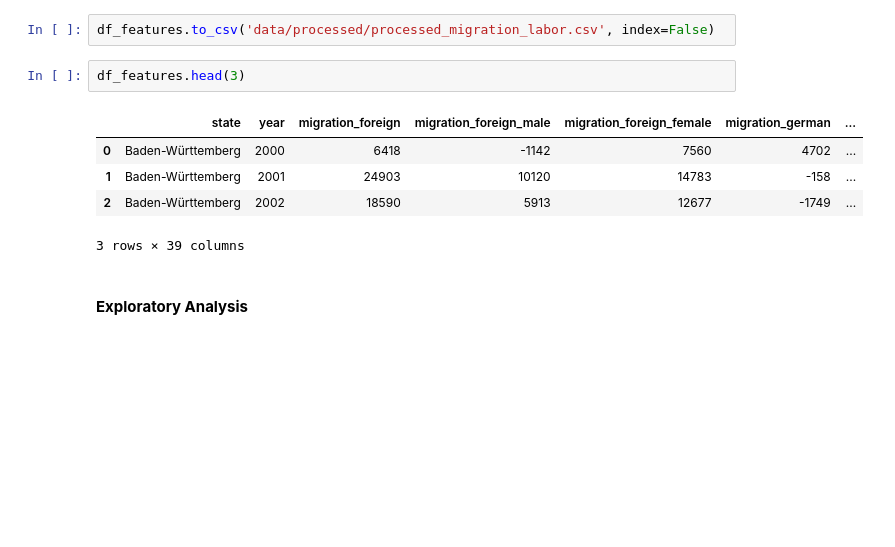
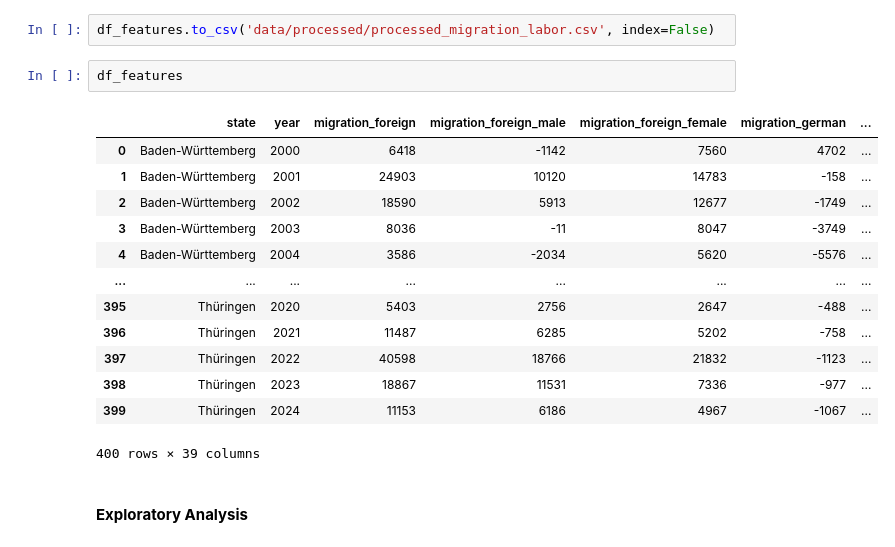
Before and after one commit to chiraagmishra/urban-technology-project, a Jupyter notebook: urbanTech.ipynb, the cells around one changed output. Drawn from its saved outputs; the diff is of its cells as text; blank space fills up the shorter version.

```diff
--- a/urbanTech.ipynb
+++ b/urbanTech.ipynb
@@ -346,13 +349,21 @@ Feature list:
 # %%
 df_features.to_csv('data/processed/processed_migration_labor.csv', index=False)
 # %%
-df_features.head(3)
+df_features
 # %% [output]
 |  | state | year | migration_foreign | migration_foreign_male | migration_foreign_female | migration_german | ... |
 | 0 | Baden-Württemberg | 2000 | 6418 | -1142 | 7560 | 4702 | ... |
 | 1 | Baden-Württemberg | 2001 | 24903 | 10120 | 14783 | -158 | ... |
 | 2 | Baden-Württemberg | 2002 | 18590 | 5913 | 12677 | -1749 | ... |
+| 3 | Baden-Württemberg | 2003 | 8036 | -11 | 8047 | -3749 | ... |
+| 4 | Baden-Württemberg | 2004 | 3586 | -2034 | 5620 | -5576 | ... |
+| ... | ... | ... | ... | ... | ... | ... | ... |
+| 395 | Thüringen | 2020 | 5403 | 2756 | 2647 | -488 | ... |
+| 396 | Thüringen | 2021 | 11487 | 6285 | 5202 | -758 | ... |
+| 397 | Thüringen | 2022 | 40598 | 18766 | 21832 | -1123 | ... |
+| 398 | Thüringen | 2023 | 18867 | 11531 | 7336 | -977 | ... |
+| 399 | Thüringen | 2024 | 11153 | 6186 | 4967 | -1067 | ... |
-3 rows × 39 columns
+400 rows × 39 columns
 # %% [markdown]
 #### **Exploratory Analysis**
 # %%
```
Also changed, not shown: parts of 16 cells of this notebook.
